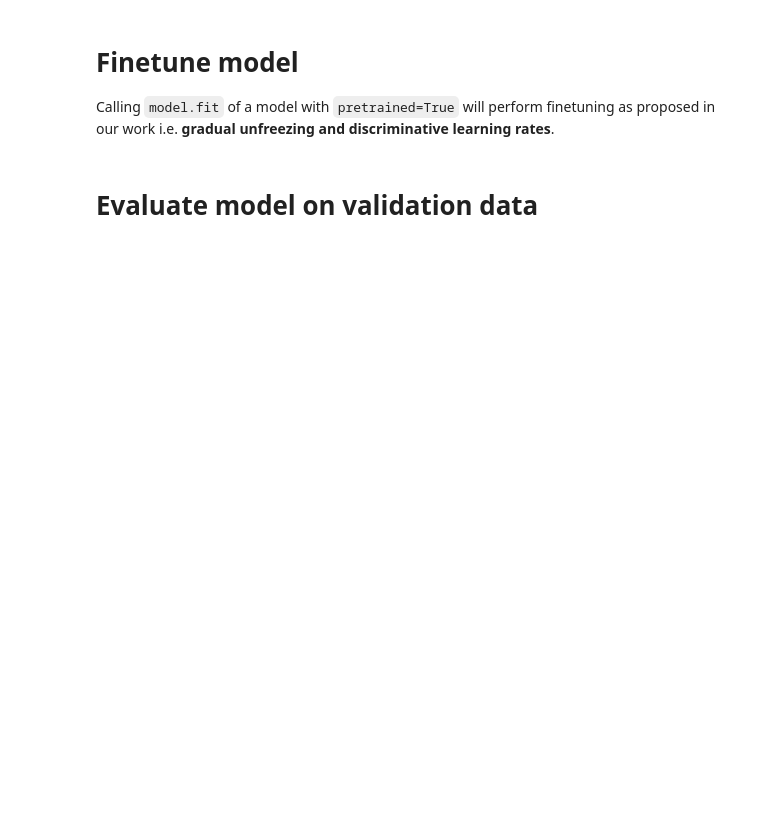
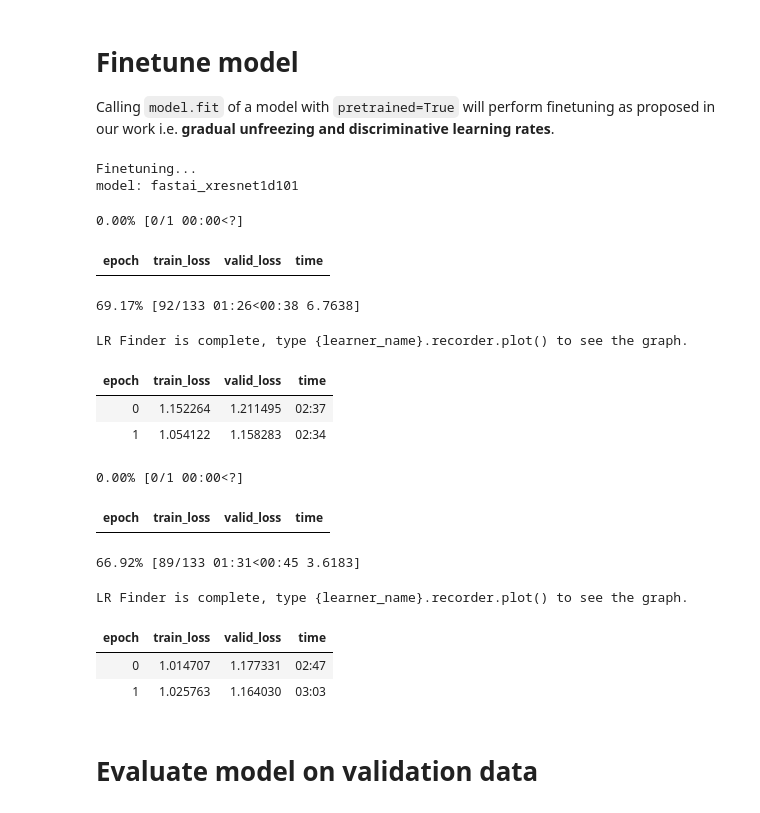
Before and after one commit to AliceKitchkin/ECG_Classification, a Jupyter notebook: ecg_benchmarking_repo/code/ecg_classification.ipynb, the cells around one changed output. Cells and saved outputs as stored; diff of their text form; code cells hidden in the pictures; blank space fills up the shorter version.

```diff
--- a/ecg_benchmarking_repo/code/ecg_classification.ipynb
+++ b/ecg_benchmarking_repo/code/ecg_classification.ipynb
@@ -279,13 +329,13 @@ model = fastai_model(
     modelname,
     n_classes = num_classes, # <=== number of classes in the finetuning dataset
     freq = sampling_frequency,
-    outputfolder = pretrainedfolder,
+    outputfolder = outputfolder,  # <=== output folder for the finetuning model
     input_shape = input_shape,
     loss = 'cross_entropy',
     pretrainedfolder = pretrainedfolder,
     n_classes_pretrained = n_classes_pretrained,
     pretrained = True,
-    epochs_finetuning = 0,
+    epochs_finetuning = 2,
 )
 # %%
 print("="*60)
@@ -337,7 +405,24 @@ else:
 
 Calling `model.fit` of a model with `pretrained=True` will perform finetuning as proposed in our work i.e. **gradual unfreezing and discriminative learning rates**.
 # %%
-#model.fit(X_train, y_train, X_val, y_val)
+model.fit(X_train, y_train, X_val, y_val)
+# %% [output]
+Finetuning...
+model: fastai_xresnet1d101
+0.00% [0/1 00:00<?]
+| epoch | train_loss | valid_loss | time |
+69.17% [92/133 01:26<00:38 6.7638]
+LR Finder is complete, type {learner_name}.recorder.plot() to see the graph.
+| epoch | train_loss | valid_loss | time |
+| 0 | 1.152264 | 1.211495 | 02:37 |
+| 1 | 1.054122 | 1.158283 | 02:34 |
+0.00% [0/1 00:00<?]
+| epoch | train_loss | valid_loss | time |
+66.92% [89/133 01:31<00:45 3.6183]
+LR Finder is complete, type {learner_name}.recorder.plot() to see the graph.
+| epoch | train_loss | valid_loss | time |
+| 0 | 1.014707 | 1.177331 | 02:47 |
+| 1 | 1.025763 | 1.164030 | 03:03 |
 # %% [markdown]
 # Evaluate model on validation data
 # %%
```
Also changed, not shown: parts of 11 cells of this notebook, 7 other files.
